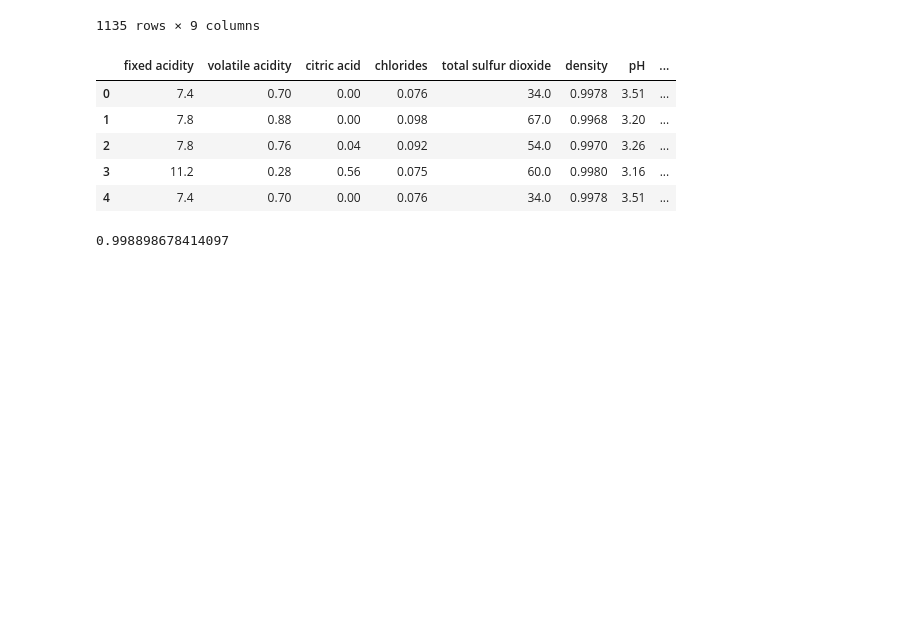
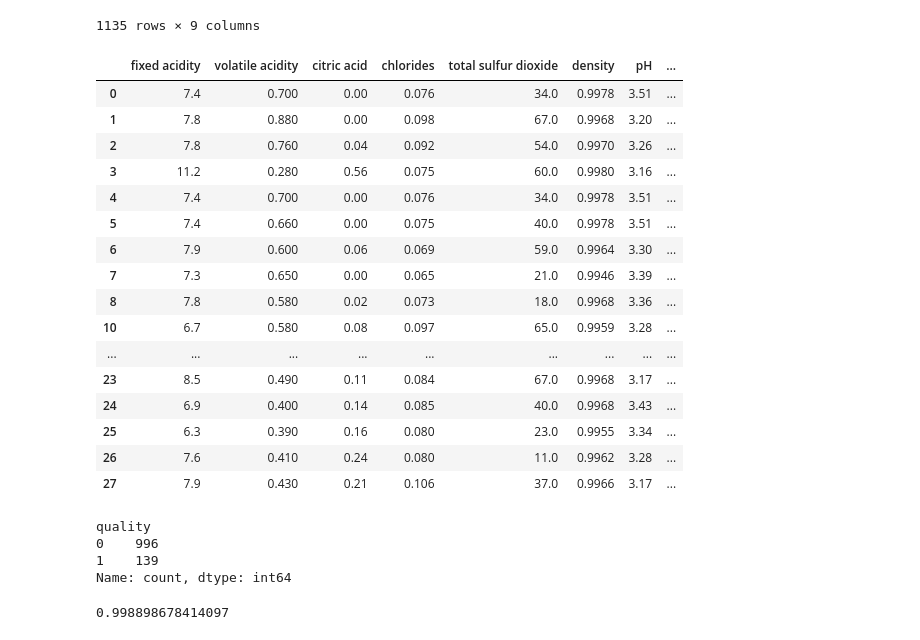
Before and after one commit to ldotmithu/FineWine-AI-Quality-Prediction-and-Personalized-Recommendations, a Jupyter notebook: notebook/trail.ipynb, the cells around one changed output. Cells and saved outputs as stored; diff of their text form; code cells hidden in the pictures; blank space fills up the shorter version.

```diff
--- a/notebook/trail.ipynb
+++ b/notebook/trail.ipynb
@@ -288,14 +288,32 @@ from sklearn.preprocessing import StandardScaler,PowerTransformer
 from sklearn.pipeline import Pipeline
 from sklearn.compose import ColumnTransformer
 # %%
-data.head()
+data.head(20)
 # %% [output]
 |  | fixed acidity | volatile acidity | citric acid | chlorides | total sulfur dioxide | density | pH | ... |
-| 0 | 7.4 | 0.70 | 0.00 | 0.076 | 34.0 | 0.9978 | 3.51 | ... |
-| 1 | 7.8 | 0.88 | 0.00 | 0.098 | 67.0 | 0.9968 | 3.20 | ... |
-| 2 | 7.8 | 0.76 | 0.04 | 0.092 | 54.0 | 0.9970 | 3.26 | ... |
-| 3 | 11.2 | 0.28 | 0.56 | 0.075 | 60.0 | 0.9980 | 3.16 | ... |
-| 4 | 7.4 | 0.70 | 0.00 | 0.076 | 34.0 | 0.9978 | 3.51 | ... |
+| 0 | 7.4 | 0.700 | 0.00 | 0.076 | 34.0 | 0.9978 | 3.51 | ... |
+| 1 | 7.8 | 0.880 | 0.00 | 0.098 | 67.0 | 0.9968 | 3.20 | ... |
+| 2 | 7.8 | 0.760 | 0.04 | 0.092 | 54.0 | 0.9970 | 3.26 | ... |
+| 3 | 11.2 | 0.280 | 0.56 | 0.075 | 60.0 | 0.9980 | 3.16 | ... |
+| 4 | 7.4 | 0.700 | 0.00 | 0.076 | 34.0 | 0.9978 | 3.51 | ... |
+| 5 | 7.4 | 0.660 | 0.00 | 0.075 | 40.0 | 0.9978 | 3.51 | ... |
+| 6 | 7.9 | 0.600 | 0.06 | 0.069 | 59.0 | 0.9964 | 3.30 | ... |
+| 7 | 7.3 | 0.650 | 0.00 | 0.065 | 21.0 | 0.9946 | 3.39 | ... |
+| 8 | 7.8 | 0.580 | 0.02 | 0.073 | 18.0 | 0.9968 | 3.36 | ... |
+| 10 | 6.7 | 0.580 | 0.08 | 0.097 | 65.0 | 0.9959 | 3.28 | ... |
+| ... | ... | ... | ... | ... | ... | ... | ... | ... |
+| 23 | 8.5 | 0.490 | 0.11 | 0.084 | 67.0 | 0.9968 | 3.17 | ... |
+| 24 | 6.9 | 0.400 | 0.14 | 0.085 | 40.0 | 0.9968 | 3.43 | ... |
+| 25 | 6.3 | 0.390 | 0.16 | 0.080 | 23.0 | 0.9955 | 3.34 | ... |
+| 26 | 7.6 | 0.410 | 0.24 | 0.080 | 11.0 | 0.9962 | 3.28 | ... |
+| 27 | 7.9 | 0.430 | 0.21 | 0.106 | 37.0 | 0.9966 | 3.17 | ... |
+# %%
+data['quality'].value_counts()
+# %% [output]
+quality
+0    996
+1    139
+Name: count, dtype: int64
 # %%
 X_train = perprocess.fit_transform(X_train)
 X_test = perprocess.transform(X_test)
```
Also changed, not shown: parts of 8 cells of this notebook, 6 other files.
